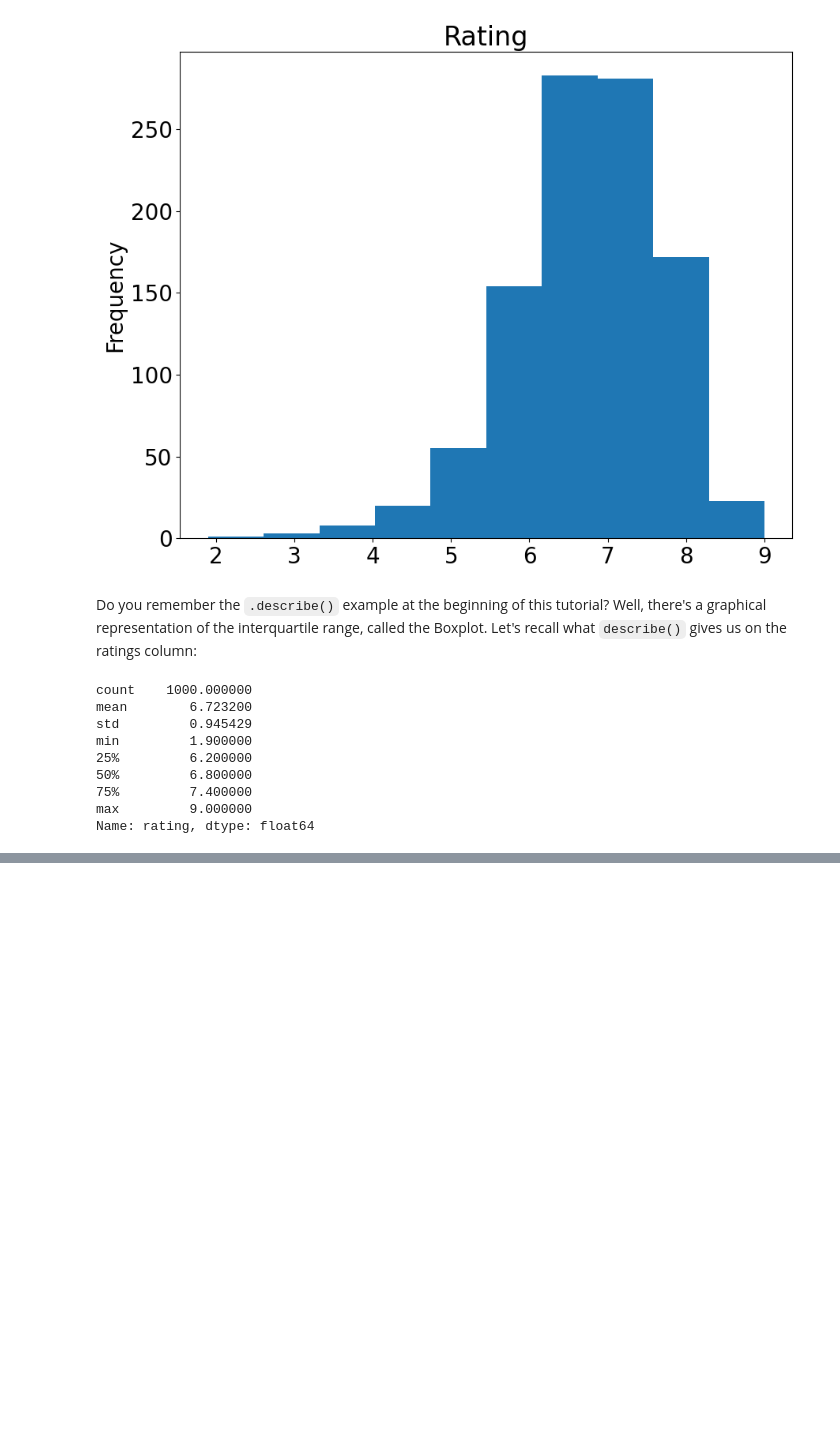
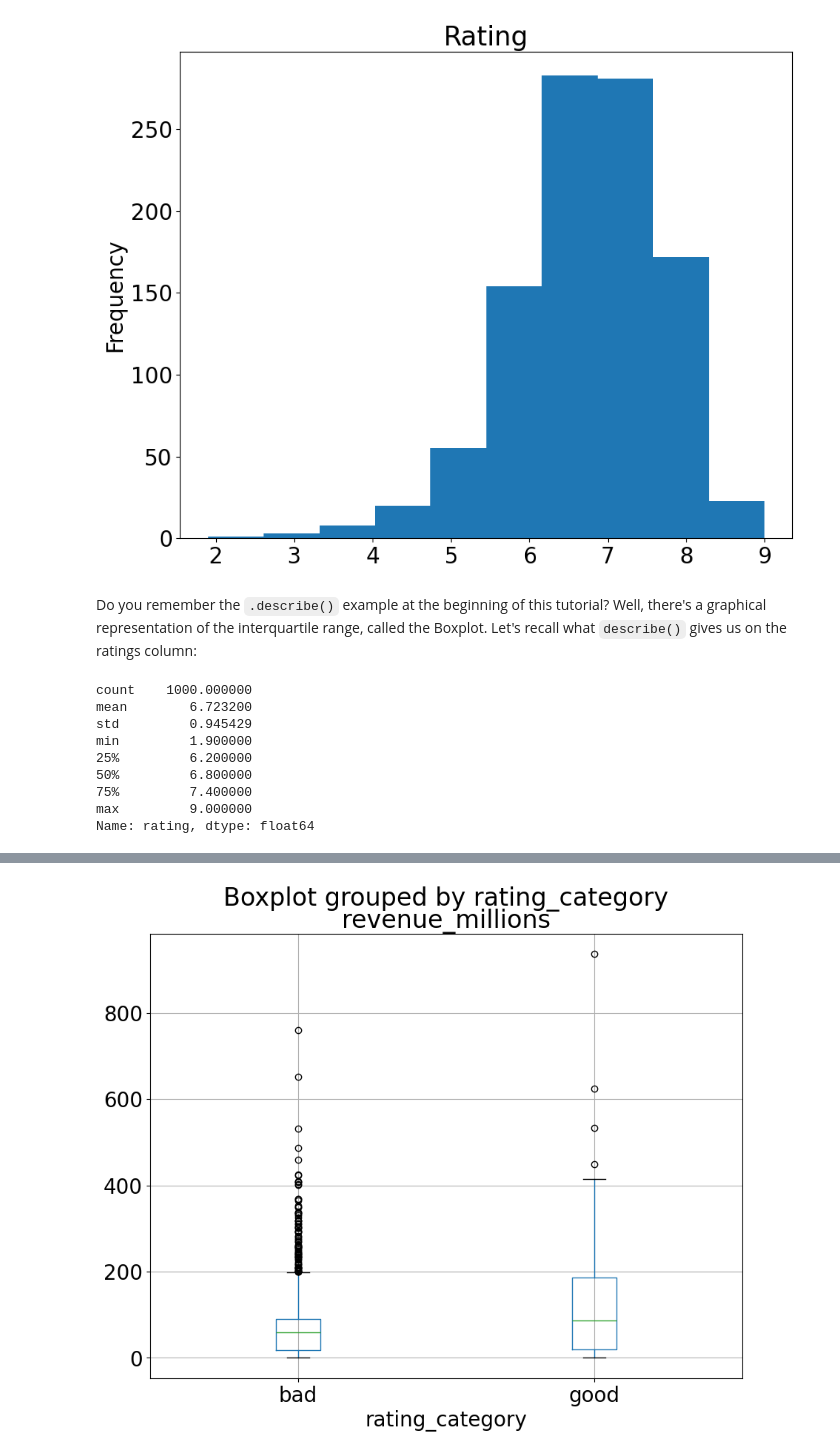
Before and after one commit to closedtuesdays/Python-Pandas-A-Complete-Introduction-for-Beginners, a Jupyter notebook: Pandas_tutorial.ipynb, the cells around one changed output, grey strips where cells are left out. Drawn from its saved outputs; the diff is of its cells as text; code cells hidden in the pictures; blank space fills up the shorter version.

```diff
--- a/Pandas_tutorial.ipynb
+++ b/Pandas_tutorial.ipynb
@@ -898,0 +910,4 @@ Name: rating, dtype: float64
+# %%
+movies_df.boxplot(column='revenue_millions', by='rating_category');
+# %% [output]
+[figure, added]
```
Also changed, not shown: parts of 6 cells of this notebook.
